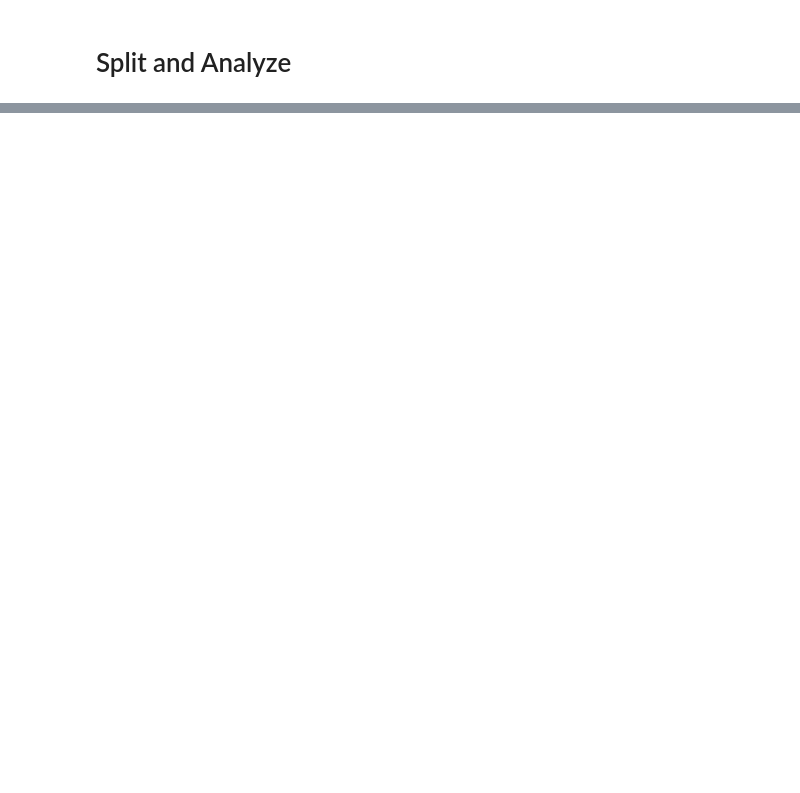
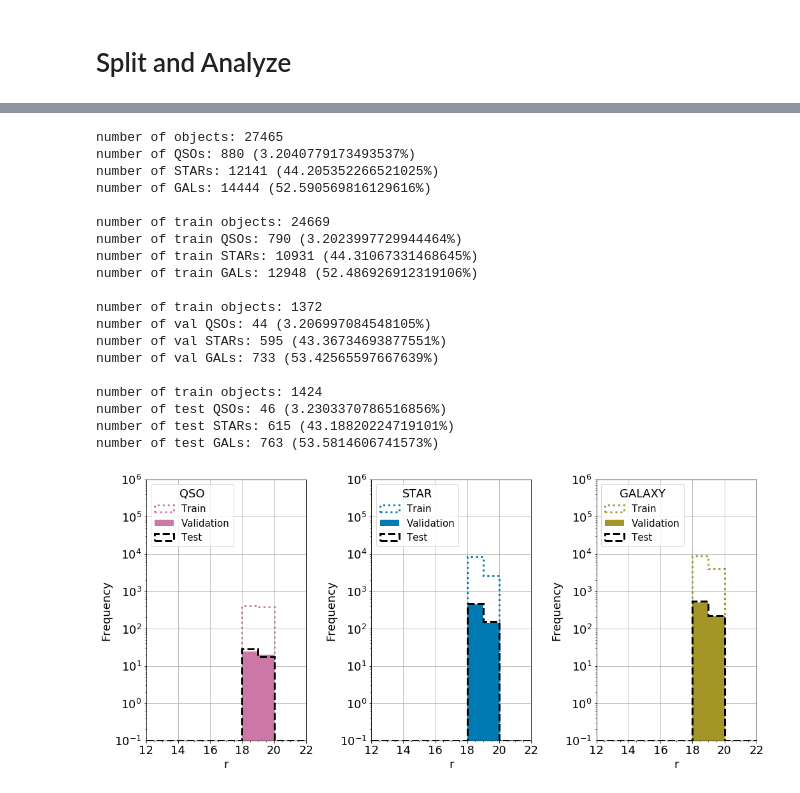
Before and after one commit to gabjp/Label_The_Sky_3.0, a Jupyter notebook: data/domain_split.ipynb, the cells around one changed output, grey strips where cells are left out. Saved outputs shown, nothing was run; the diff lists cells and outputs as text; code cells hidden in the pictures; blank space fills up the shorter version.

```diff
--- a/data/domain_split.ipynb
+++ b/data/domain_split.ipynb
@@ -78,0 +160,23 @@ plot_data(nowise)
+# %%
+summary(dist2)
+# %% [output]
+number of objects: 27465
+number of QSOs: 880 (3.2040779173493537%)
+number of STARs: 12141 (44.205352266521025%)
+number of GALs: 14444 (52.590569816129616%)
+
+number of train objects: 24669
+number of train QSOs: 790 (3.2023997729944464%)
+number of train STARs: 10931 (44.31067331468645%)
+number of train GALs: 12948 (52.486926912319106%)
+
+number of train objects: 1372
+number of val QSOs: 44 (3.206997084548105%)
+number of val STARs: 595 (43.36734693877551%)
+number of val GALs: 733 (53.42565597667639%)
+
+number of train objects: 1424
+number of test QSOs: 46 (3.2303370786516856%)
+number of test STARs: 615 (43.18820224719101%)
+number of test GALs: 763 (53.5814606741573%)
+[figure, added]
```
Also changed, not shown: parts of 10 cells of this notebook, 2 other files.
